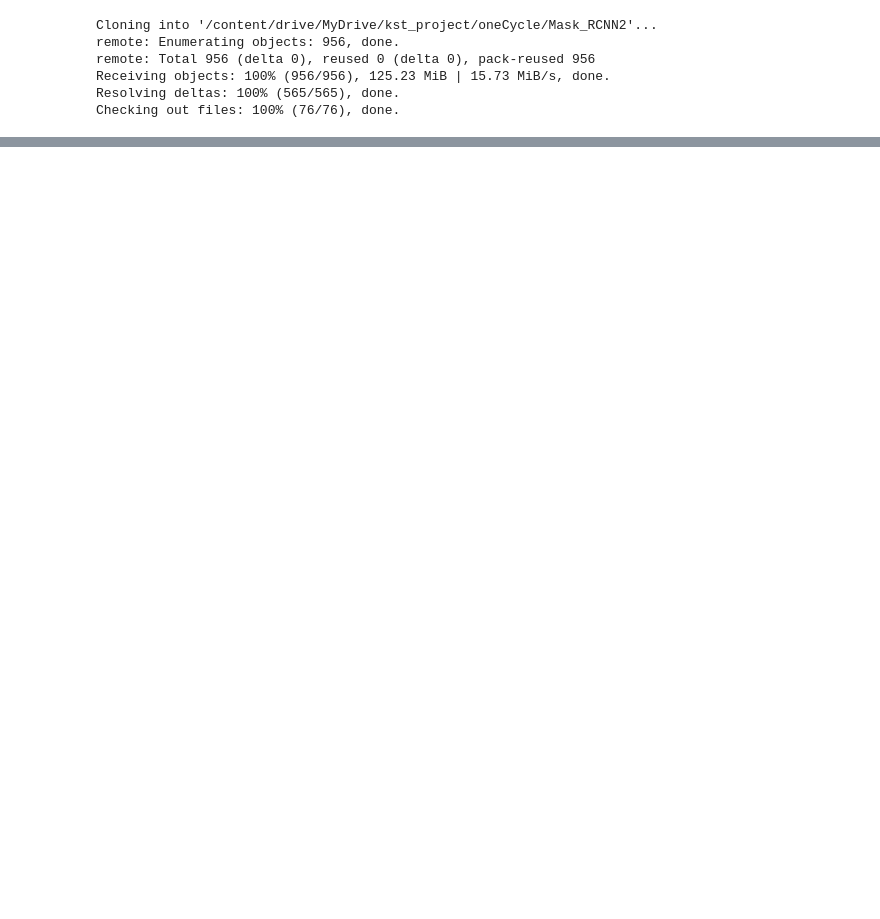
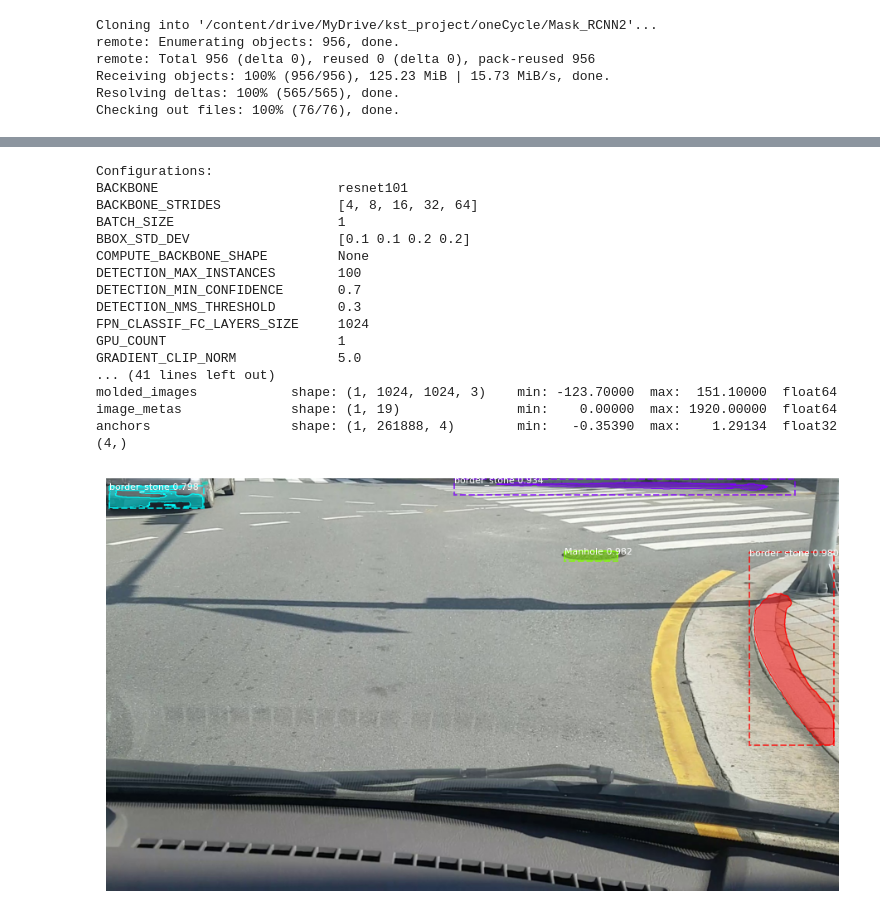
Before and after one commit to indl1670/KST_Project, a Jupyter notebook: mrcnn_train.ipynb, the cells around one changed output, grey strips where cells are left out. Saved outputs shown, nothing was run; the diff lists cells and outputs as text; code cells hidden in the pictures; blank space fills up the shorter version.

```diff
--- a/mrcnn_train.ipynb
+++ b/mrcnn_train.ipynb
@@ -77,4 +116,5 @@ Deprecated in NumPy 1.20; for more details and guidance: https://numpy.org/devdo
 # %%
+# polygon
 import os
 import sys
 import random
@@ -85,7 +125,7 @@ import matplotlib
 import matplotlib.pyplot as plt
 
 # Root directory 경로 저장
-ROOT_DIR = os.path.abspath("/content/drive/MyDrive/kst_project/oneCycle/Mask_RCNN/")
+ROOT_DIR = os.path.abspath("/content/drive/MyDrive/kst_project/oneCycle/Mask_RCNN2/")
 
 # Import Mask RCNN
 sys.path.append(ROOT_DIR)  # To find local version of the library
@@ -118,31 +158,50 @@ class InferenceConfig(coco.CocoConfig):
     # one image at a time. Batch size = GPU_COUNT * IMAGES_PER_GPU
     GPU_COUNT = 1
     IMAGES_PER_GPU = 1
 
 # config 세부사항 출력
 config = InferenceConfig()
 config.display()
 
 # inference 모드에서 모델 객체 생성
 model = modellib.MaskRCNN(mode="inference", model_dir=MODEL_DIR, config=config)
 
 # MS-COCO에서 trained weights 로드
 model.load_weights(
     COCO_MODEL_PATH, by_name=True)
 
 # test2021(이미지 폴더)에서 무작위 이미지 선정
 file_names = next(os.walk(IMAGE_DIR))[2]
 image = skimage.io.imread(os.path.join(IMAGE_DIR, random.choice(file_names)))
 
 # class명 저장(0: 'border_stone', 1: 'side_sphere', 2: 'Manhole', 3: 'center_separato', 4: 'PE_barrier', 5: 'temporary_safety_barrier')
-class_names = ['border_stone', 'side_sphere', 'Manhole', 'center_separato', 'PE_barrier', 'temporary_safety_barrier']
+class_names = ['BG', 'border_stone', 'side_sphere', 'Manhole', 'center_separato', 'PE_barrier', 'temporary_safety_barrier']
 
 # Detection
 results = model.detect([image], verbose=1)
 
 # 발견된 객체 개수 확인
 print(results[0]['class_ids'].shape)
 
 # Visualize 결과
 r = results[0]
 visualize.display_instances(image, r['rois'], r['masks'], r['class_ids'], class_names, r['scores'])
+# %% [output]
+Configurations:
+BACKBONE                       resnet101
+BACKBONE_STRIDES               [4, 8, 16, 32, 64]
+BATCH_SIZE                     1
+BBOX_STD_DEV                   [0.1 0.1 0.2 0.2]
+COMPUTE_BACKBONE_SHAPE         None
+DETECTION_MAX_INSTANCES        100
+DETECTION_MIN_CONFIDENCE       0.7
+DETECTION_NMS_THRESHOLD        0.3
+FPN_CLASSIF_FC_LAYERS_SIZE     1024
+GPU_COUNT                      1
+GRADIENT_CLIP_NORM             5.0
+... (41 lines left out)
+molded_images            shape: (1, 1024, 1024, 3)    min: -123.70000  max:  151.10000  float64
+image_metas              shape: (1, 19)               min:    0.00000  max: 1920.00000  float64
+anchors                  shape: (1, 261888, 4)        min:   -0.35390  max:    1.29134  float32
+(4,)
+[figure, added]
```
Also changed, not shown: parts of 5 cells of this notebook.
